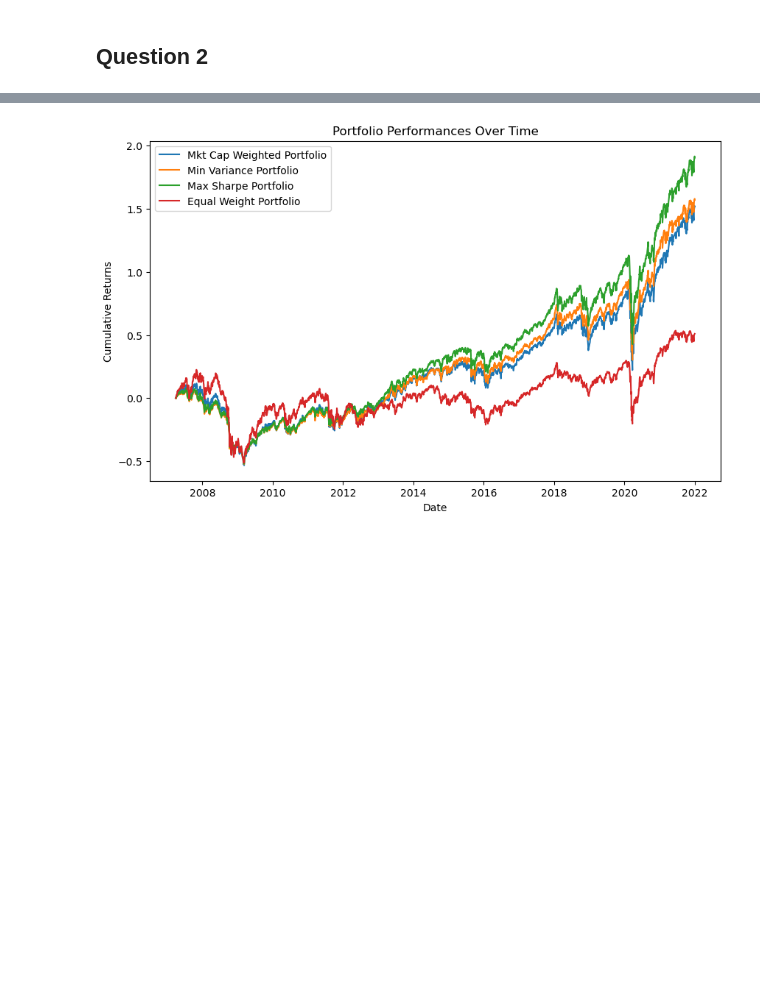
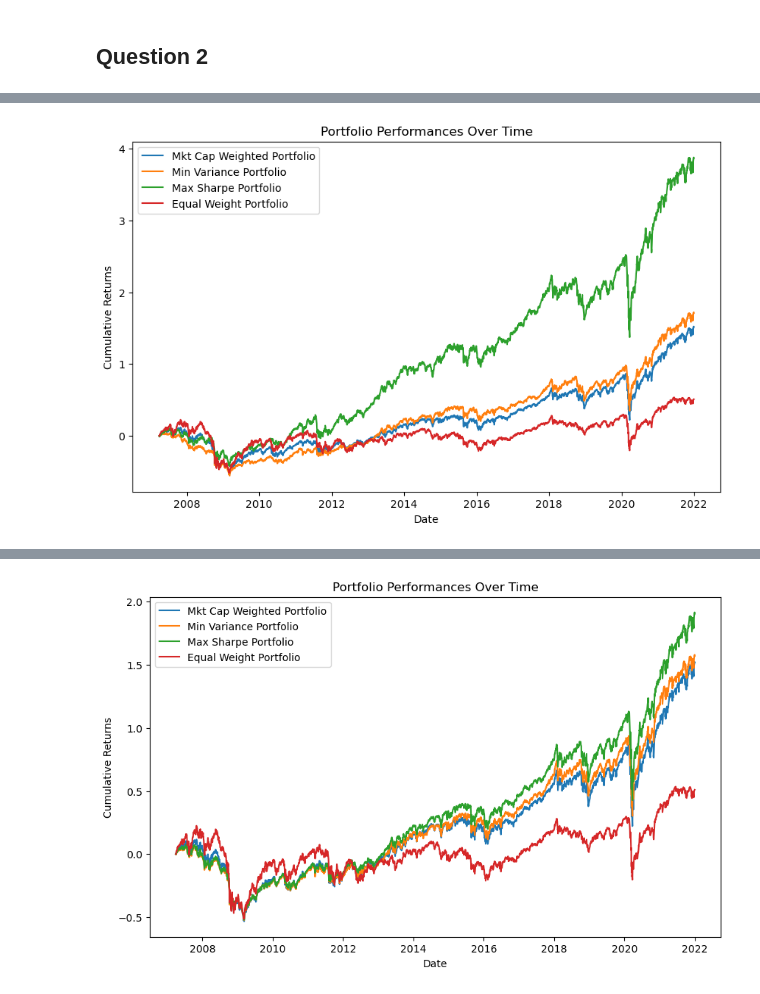
Before and after one commit to Asset-Allocation-Group-14/Assignment-1, a Jupyter notebook: Assignment 1/assignment_1.ipynb, the cells around one changed output, grey strips where cells are left out. Cells and saved outputs as stored; diff of their text form; code cells hidden in the pictures; blank space fills up the shorter version.

```diff
--- a/Assignment 1/assignment_1.ipynb
+++ b/Assignment 1/assignment_1.ipynb
@@ -85,0 +89,12 @@ plt.show()
+# %%
+returns_df = index_df.pct_change().dropna()
+
+ls_portfolio = Portfolio_Optimizer(returns_df, short=True)
+# %%
+market_cap_weights = np.array(weight_df['MktCap%'])
+
+custom_weigths = {
+    'Mkt Cap Weighted Portfolio': market_cap_weights
+}
+
+ls_portfolio.performance_summary(custom_weights=custom_weigths)
@@ -85,0 +121,4 @@ plt.show()
+# %%
+ls_portfolio.plot_performance(index_df, custom_weights=custom_weigths)
+# %% [output]
+[figure, added]
```
Also changed, not shown: parts of 14 cells of this notebook, 2 other files.
